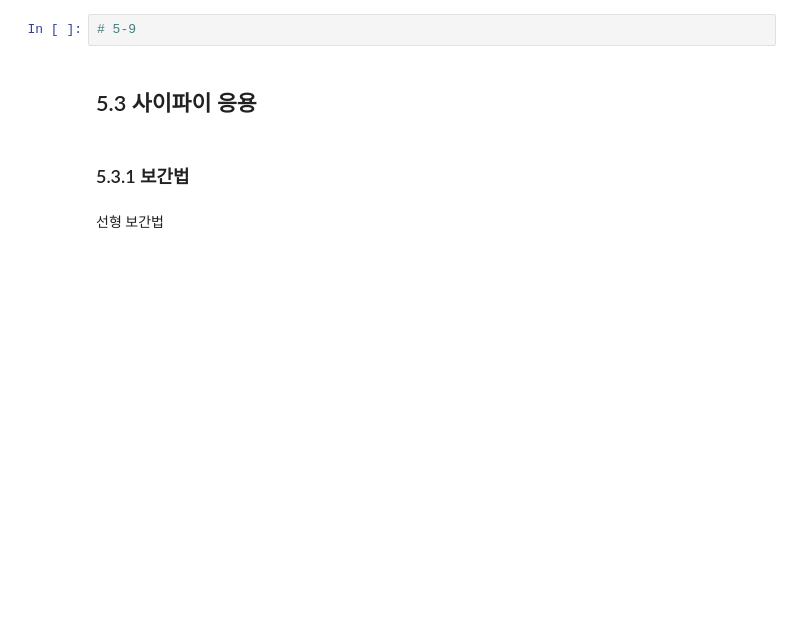
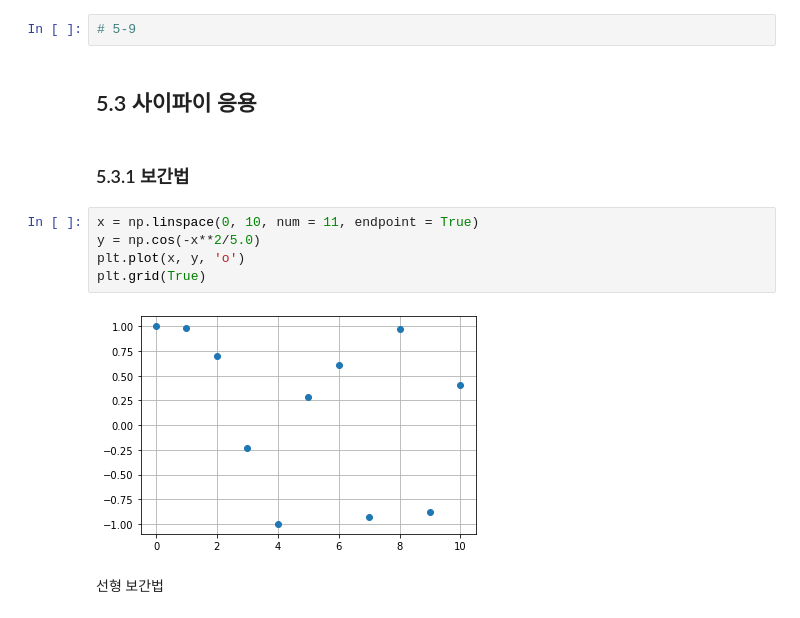
Before and after one commit to MMM-Sci/python_prac, a Jupyter notebook: CH5_Numpy.ipynb, the cells around one changed output. Cells and saved outputs as stored; diff of their text form; blank space fills up the shorter version.

```diff
--- a/CH5_Numpy.ipynb
+++ b/CH5_Numpy.ipynb
@@ -359,5 +359,12 @@ array([ 3,  4,  5,  6,  7,  8,  9, 10, 11, 12])
 ## 5.3 사이파이 응용
 # %% [markdown]
 ### 5.3.1 보간법
+# %%
+x = np.linspace(0, 10, num = 11, endpoint = True)
+y = np.cos(-x**2/5.0)
+plt.plot(x, y, 'o')
+plt.grid(True)
+# %% [output]
+[figure, added]
 # %% [markdown]
 선형 보간법
```
Also changed, not shown: parts of 42 cells of this notebook.
